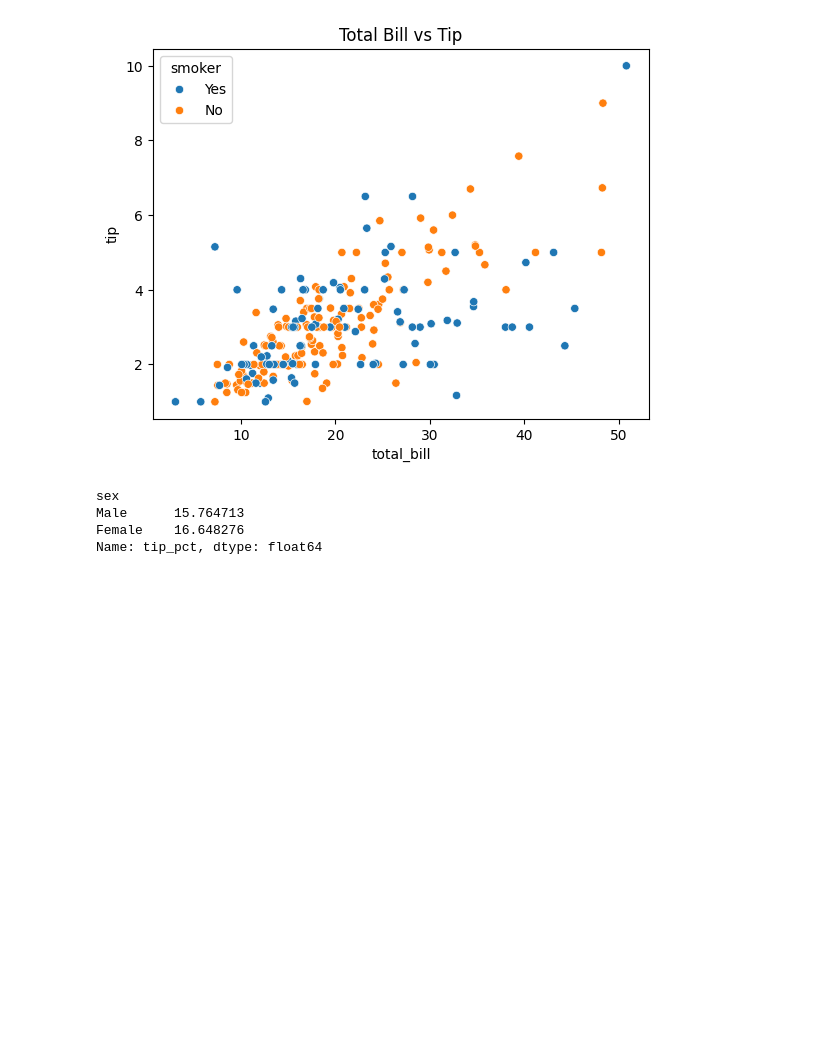
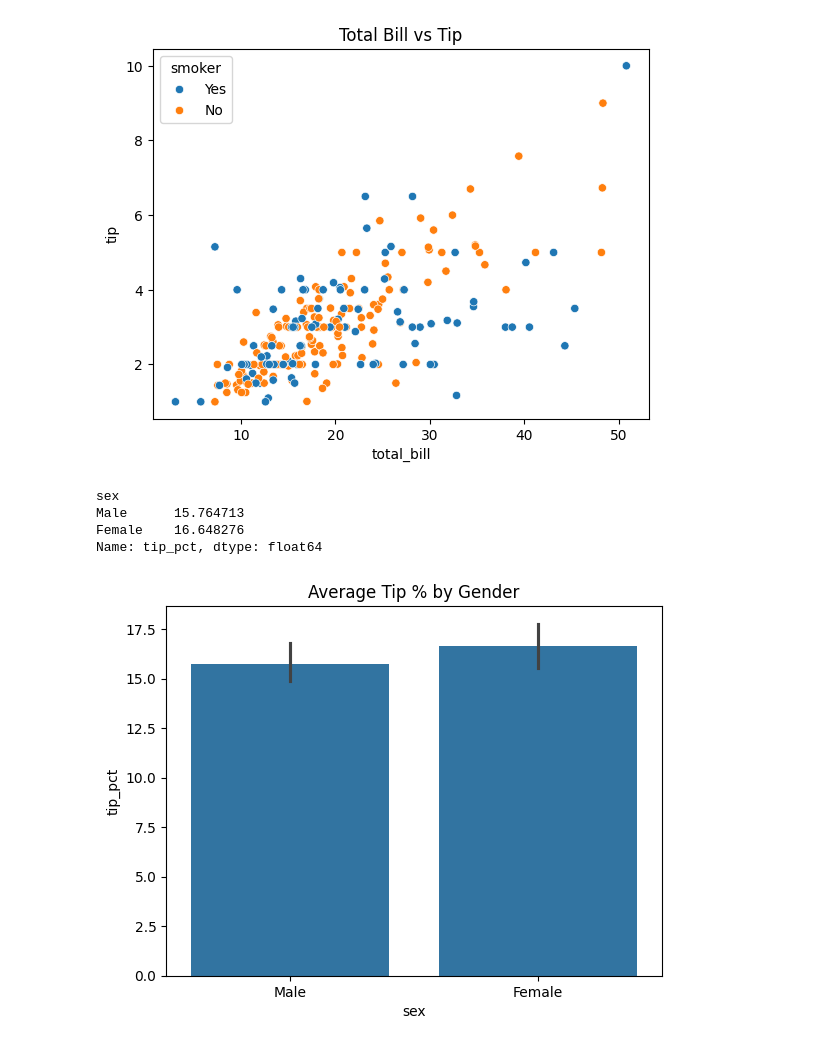
Before and after one commit to amitpaul2004/BCT_3, a Jupyter notebook: codes/titanic3.ipynb, the cells around one changed output. Saved outputs shown, nothing was run; the diff lists cells and outputs as text; code cells hidden in the pictures; blank space fills up the shorter version.

```diff
--- a/codes/titanic3.ipynb
+++ b/codes/titanic3.ipynb
@@ -75,3 +75,15 @@ sex
 Male      15.764713
 Female    16.648276
 Name: tip_pct, dtype: float64
+# %%
+# Round to 2 decimal places
+df['tip_pct'] = df['tip_pct'].round(2)
+# %%
+import matplotlib.pyplot as plt
+
+# Bar plot: Tip % by gender
+sns.barplot(x='sex', y='tip_pct', data=df)
+plt.title("Average Tip % by Gender")
+plt.show()
+# %% [output]
+[figure, added]
```
Also changed, not shown: parts of 4 cells of this notebook, 1 other file.
